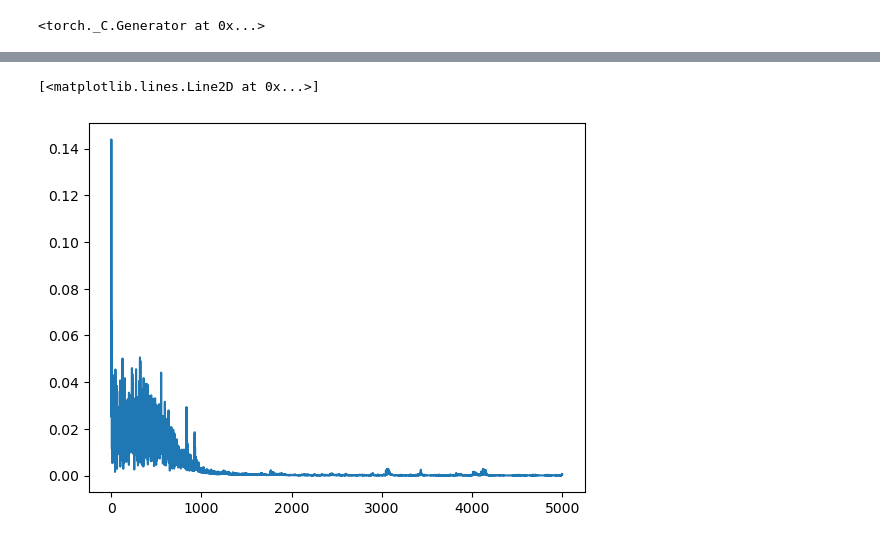
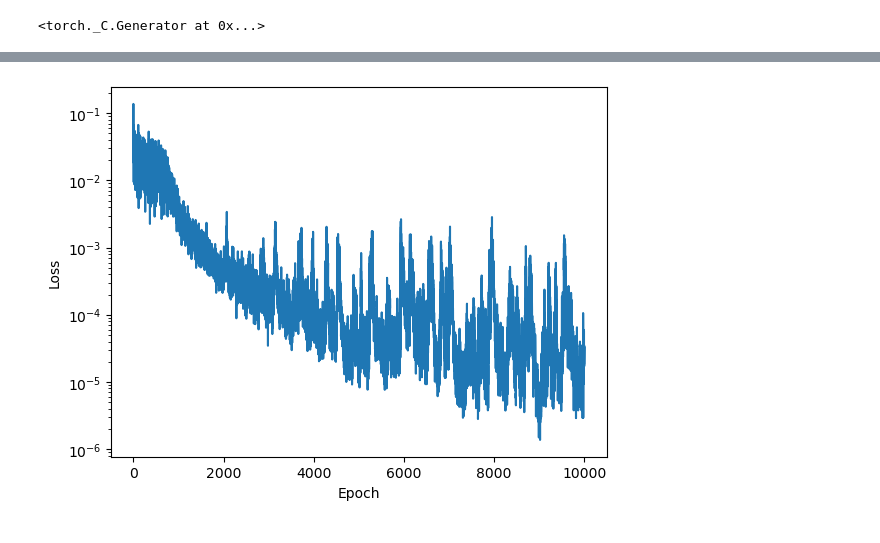
Before and after one commit to chaytonb/Assignment-1-ML-Course, a Jupyter notebook: 1d_advection_comparison.ipynb, the cells around one changed output, grey strips where cells are left out. Cells and saved outputs as stored; diff of their text form; code cells hidden in the pictures.

```diff
--- a/1d_advection_comparison.ipynb
+++ b/1d_advection_comparison.ipynb
@@ -87,7 +86,7 @@ def boundary_loss(t):
 
 losses = []
 # Training loop
-for epoch in range(5000):
+for epoch in range(10000):
     optimizer.zero_grad()
 
     # Sample random collocation points
@@ -99,7 +98,7 @@ for epoch in range(5000):
     loss_pde = pde_loss(x_torch, t_torch, a)
     loss_ic = ic_loss(x_torch)
     loss_boundary = boundary_loss(t_torch)  # Add boundary loss
-    loss = 3*loss_pde + loss_ic + loss_boundary  # Include boundary loss in total loss
+    loss = 2*loss_pde + loss_ic + loss_boundary  # Include boundary loss in total loss
     losses.append(loss.detach().numpy())
 
     # Backpropagation
@@ -117,9 +121,12 @@ Epoch 4000, Loss: 0.00013560568913817406, PDE Loss: 1.958302846105653e-06, IC Lo
-# %%
-# Plot training
-plt.plot(losses)
-# %% [output]
-[<matplotlib.lines.Line2D at 0x...>]
-[figure, removed]
+# %%
+# Plot training
+plt.plot(losses)
+plt.xlabel('Epoch')
+plt.ylabel ('Loss')
+plt.yscale('log')  # Set y-axis to log scale
+plt.savefig('plots/training_loss.png')
+# %% [output]
+[figure, added]
 # %%
 # Plot the results
 plt.figure(figsize=(8, 6))
```
Also changed, not shown: parts of 6 cells of this notebook, 35 other files.
